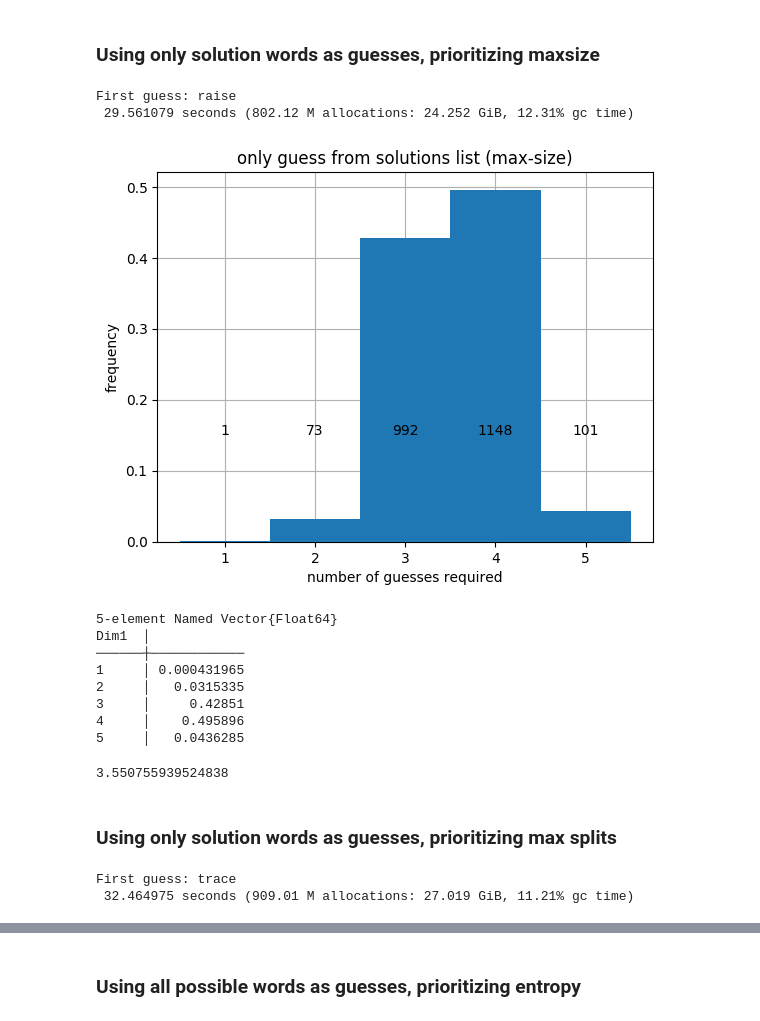
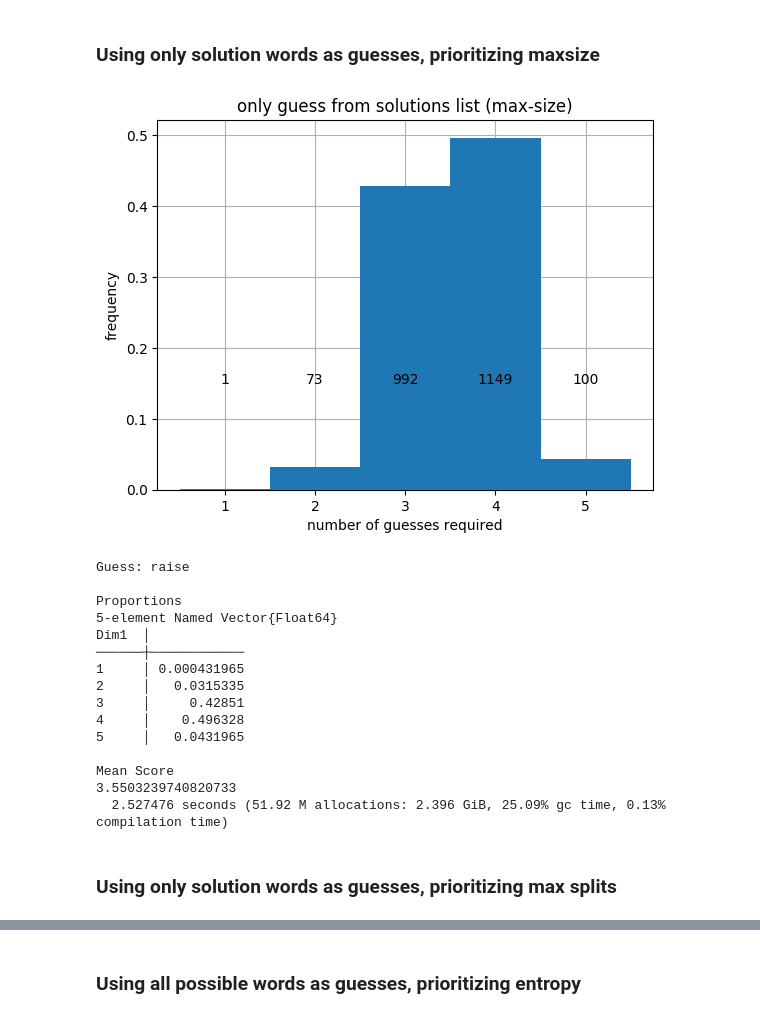
Before and after one commit to LaurentLessard/wordlesolver, a Jupyter notebook: performance.ipynb, the cells around one changed output, grey strips where cells are left out. Cells and saved outputs as stored; diff of their text form; code cells hidden in the pictures.

```diff
--- a/performance.ipynb
+++ b/performance.ipynb
@@ -57,37 +101,27 @@ Statistics.mean(turns_sol_ent)
 # %% [markdown]
 ### Using only solution words as guesses, prioritizing maxsize
-# %%
-turns_sol = get_num_turns(SOLUTION_WORD_IDXS, SOLUTION_WORD_IDXS, heuristic=PRIORITIZE_MAX_GROUP_SIZE);
-# %% [output]
-First guess: raise
- 29.561079 seconds (802.12 M allocations: 24.252 GiB, 12.31% gc time)
-# %%
-plot_num_turns(
-    turns_sol,
-    title_text="only guess from solutions list (max-size)",
-    saved_filename="strat_using_solutions_only.png"
-)
-# %% [output]
-[figure, removed]
-# %%
-prop(freqtable(turns_sol))
-# %% [output]
-5-element Named Vector{Float64}
-Dim1  │
-──────┼────────────
-1     │ 0.000431965
-2     │   0.0315335
-3     │     0.42851
-4     │    0.495896
-5     │   0.0436285
-# %%
-Statistics.mean(turns_sol)
-# %% [output]
-3.550755939524838
+# %%
+@time generate_stats(
+    guess_all_words = false,
+    hard_mode = false,
+    heuristic = PRIORITIZE_MAX_GROUP_SIZE
+)
+# %% [output]
+[figure, added]
+Guess: raise
+
+Proportions
+5-element Named Vector{Float64}
+Dim1  │
+──────┼────────────
+1     │ 0.000431965
+2     │   0.0315335
+3     │     0.42851
+4     │    0.496328
+5     │   0.0431965
+
+Mean Score
+3.5503239740820733
+  2.527476 seconds (51.92 M allocations: 2.396 GiB, 25.09% gc time, 0.13% compilation time)
 # %% [markdown]
 ### Using only solution words as guesses, prioritizing max splits
-# %%
-turns_sol_split = get_num_turns(SOLUTION_WORD_IDXS, SOLUTION_WORD_IDXS, heuristic=PRIORITIZE_SPLITS);
-# %% [output]
-First guess: trace
- 32.464975 seconds (909.01 M allocations: 27.019 GiB, 11.21% gc time)
```
Also changed, not shown: parts of 61 cells of this notebook, 18 other files.
